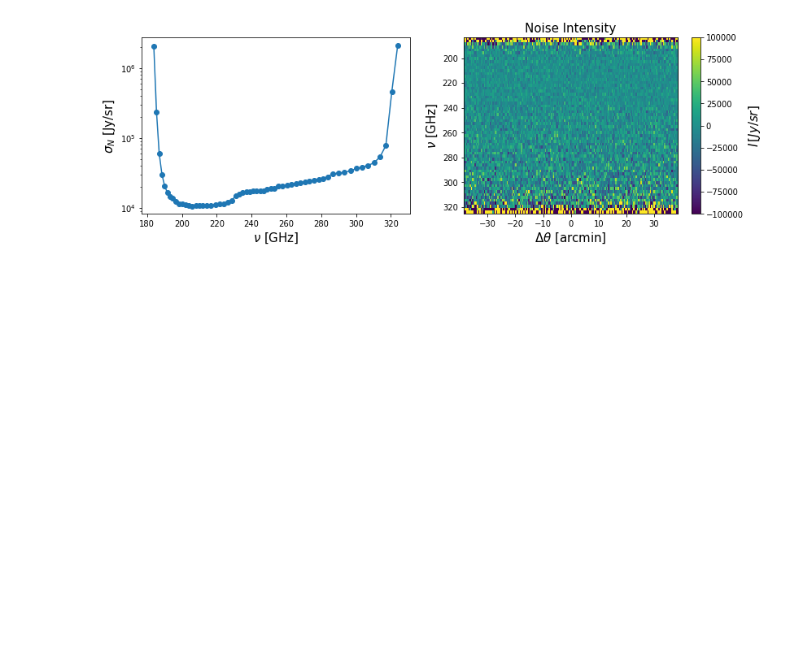
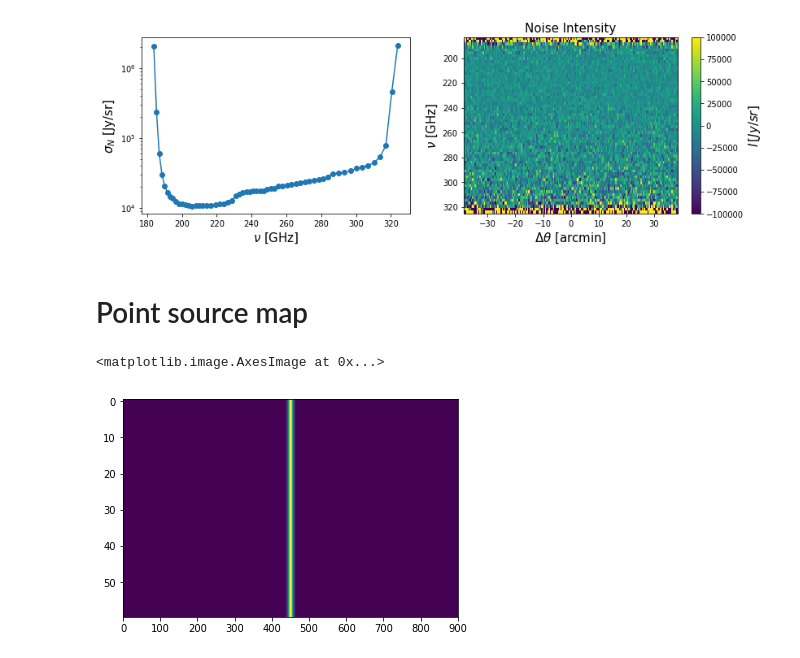
Before and after one commit to yuntingcheng/sim_cii, a Jupyter notebook: make_Icube.ipynb, the cells around one changed output. Saved outputs shown, nothing was run; the diff lists cells and outputs as text; code cells hidden in the pictures; blank space fills up the shorter version.

```diff
--- a/make_Icube.ipynb
+++ b/make_Icube.ipynb
@@ -326,3 +393,30 @@ ax[1].set_title('Noise Intensity', fontsize = 15)
 fig.savefig('plots/180331/noise_maps.png',dpi = 128, bbox_inches='tight')
 # %% [output]
 [figure]
+# %% [markdown]
+# Point source map
+# %%
+#
+from survey_params import *
+from instr_noise import *
+
+time_par = TIME_param(survey_shape='cube')
+Nfine = 5
+Ndat = time_par.Nx * Nfine
+dth = time_par.dth / Nfine
+
+x_vec = np.arange(Ndat)
+x_cent = 450
+sigma = Nfine
+y_vec = 1 / np.sqrt(2 * np.pi * sigma**2) * np.exp(-(x_vec - x_cent)**2 / 2 / sigma**2)
+
+Icube_arr = np.zeros([Ndat, time_par.Nnu])
+for idx,iI in enumerate(y_vec):
+    Icube_arr[idx,:] = iI
+
+np.save('Icube/Ipt_arr', Icube_arr)
+# %%
+plt.imshow(Icube_arr.T, aspect = 'auto')
+# %% [output]
+<matplotlib.image.AxesImage at 0x...>
+[figure, added]
```
Also changed, not shown: parts of 13 cells of this notebook, 15 other files.
